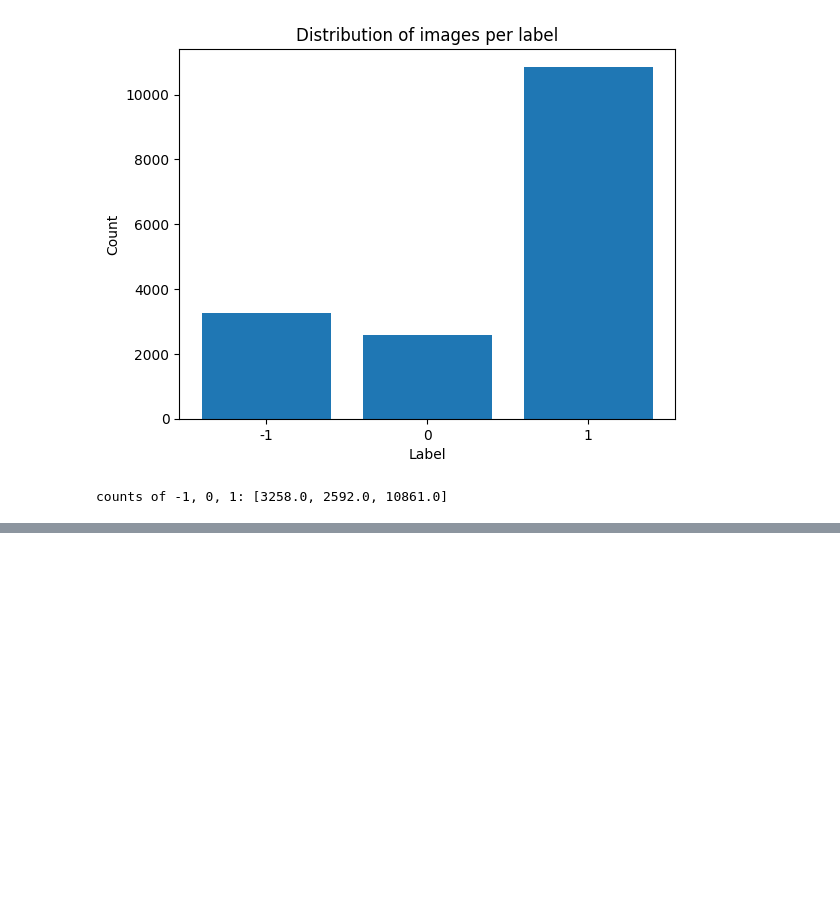
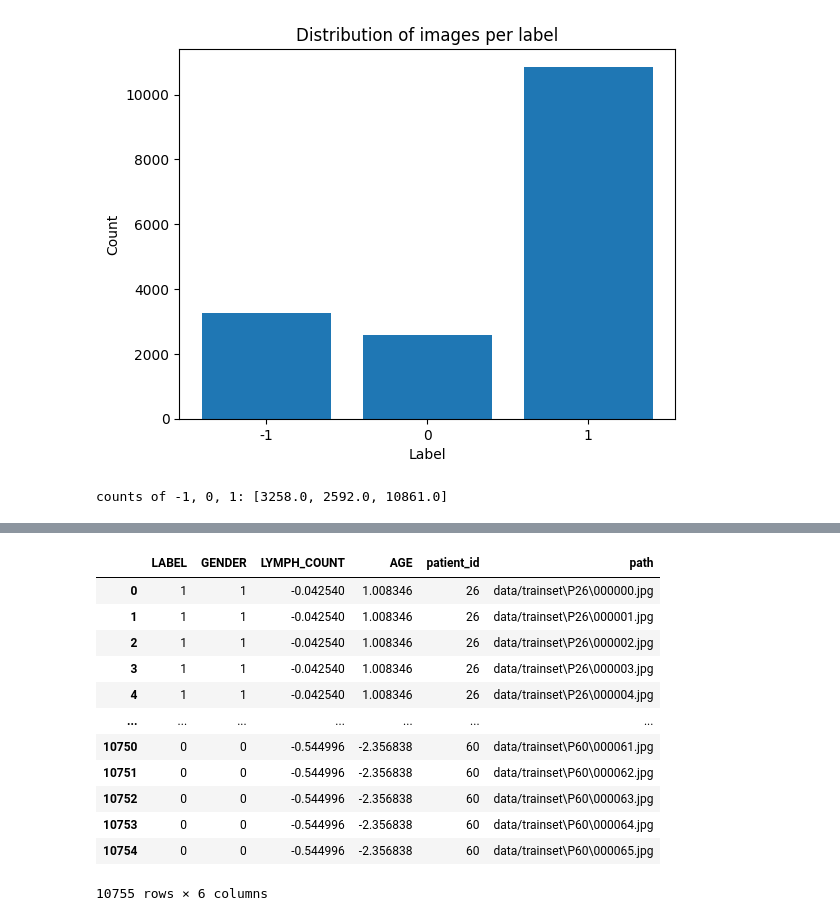
Before and after one commit to clementw168/Lymphocytosis-classification, a Jupyter notebook: data_exploration.ipynb, the cells around one changed output, grey strips where cells are left out. Cells and saved outputs as stored; diff of their text form; code cells hidden in the pictures; blank space fills up the shorter version.

```diff
--- a/data_exploration.ipynb
+++ b/data_exploration.ipynb
@@ -145,0 +237,20 @@ counts of -1, 0, 1: [3258.0, 2592.0, 10861.0]
+# %%
+from src.dataset import load_csv
+
+train_df, val_df = load_csv()
+# %%
+train_df
+# %% [output]
+|  | LABEL | GENDER | LYMPH_COUNT | AGE | patient_id | path |
+| 0 | 1 | 1 | -0.042540 | 1.008346 | 26 | data/trainset\P26\000000.jpg |
+| 1 | 1 | 1 | -0.042540 | 1.008346 | 26 | data/trainset\P26\000001.jpg |
+| 2 | 1 | 1 | -0.042540 | 1.008346 | 26 | data/trainset\P26\000002.jpg |
+| 3 | 1 | 1 | -0.042540 | 1.008346 | 26 | data/trainset\P26\000003.jpg |
+| 4 | 1 | 1 | -0.042540 | 1.008346 | 26 | data/trainset\P26\000004.jpg |
+| ... | ... | ... | ... | ... | ... | ... |
+| 10750 | 0 | 0 | -0.544996 | -2.356838 | 60 | data/trainset\P60\000061.jpg |
+| 10751 | 0 | 0 | -0.544996 | -2.356838 | 60 | data/trainset\P60\000062.jpg |
+| 10752 | 0 | 0 | -0.544996 | -2.356838 | 60 | data/trainset\P60\000063.jpg |
+| 10753 | 0 | 0 | -0.544996 | -2.356838 | 60 | data/trainset\P60\000064.jpg |
+| 10754 | 0 | 0 | -0.544996 | -2.356838 | 60 | data/trainset\P60\000065.jpg |
+10755 rows × 6 columns
```
Also changed, not shown: parts of 5 cells of this notebook, 2 other files.
